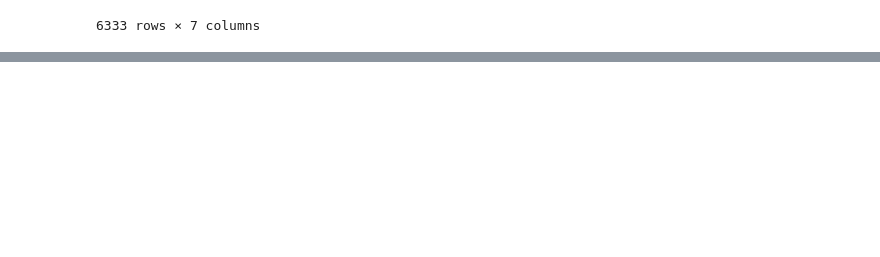
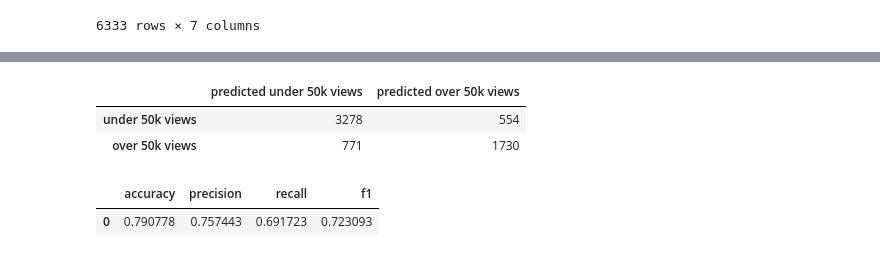
Before and after one commit to tommyliphysics/tommyli-ml, a Jupyter notebook: youtube_predictor/notebooks/distilbert.ipynb, the cells around one changed output, grey strips where cells are left out. Drawn from its saved outputs; the diff is of its cells as text; code cells hidden in the pictures; blank space fills up the shorter version.

```diff
--- a/youtube_predictor/notebooks/distilbert.ipynb
+++ b/youtube_predictor/notebooks/distilbert.ipynb
@@ -244,0 +255,2 @@ y_pred = model
+# %%
+final_model_output = model_final.predict(test_dataset)
@@ -244,0 +259,27 @@ y_pred = model
+# %%
+y_proba = tf.nn.sigmoid(final_model_output.logits).numpy()
+y_proba = y_proba.T[1]
+# %%
+y_pred = y_proba > 0.5
+# %%
+from sklearn.metrics import *
+
+y_test = test['label']
+
+cm = confusion_matrix(y_test, y_pred)
+
+metrics = {'accuracy': accuracy_score(y_test, y_pred),
+           'precision': precision_score(y_test, y_pred),
+           'recall': recall_score(y_test,y_pred),
+           'f1': f1_score(y_test,y_pred)}
+# %%
+display(pd.DataFrame(cm,columns=['predicted under 50k views','predicted over 50k views'],index = ['under 50k views','over 50k views']))
+# %% [output]
+|  | predicted under 50k views | predicted over 50k views |
+| under 50k views | 3278 | 554 |
+| over 50k views | 771 | 1730 |
+# %%
+display(pd.DataFrame([metrics]))
+# %% [output]
+|  | accuracy | precision | recall | f1 |
+| 0 | 0.790778 | 0.757443 | 0.691723 | 0.723093 |
```
Also changed, not shown: parts of 10 cells of this notebook.
